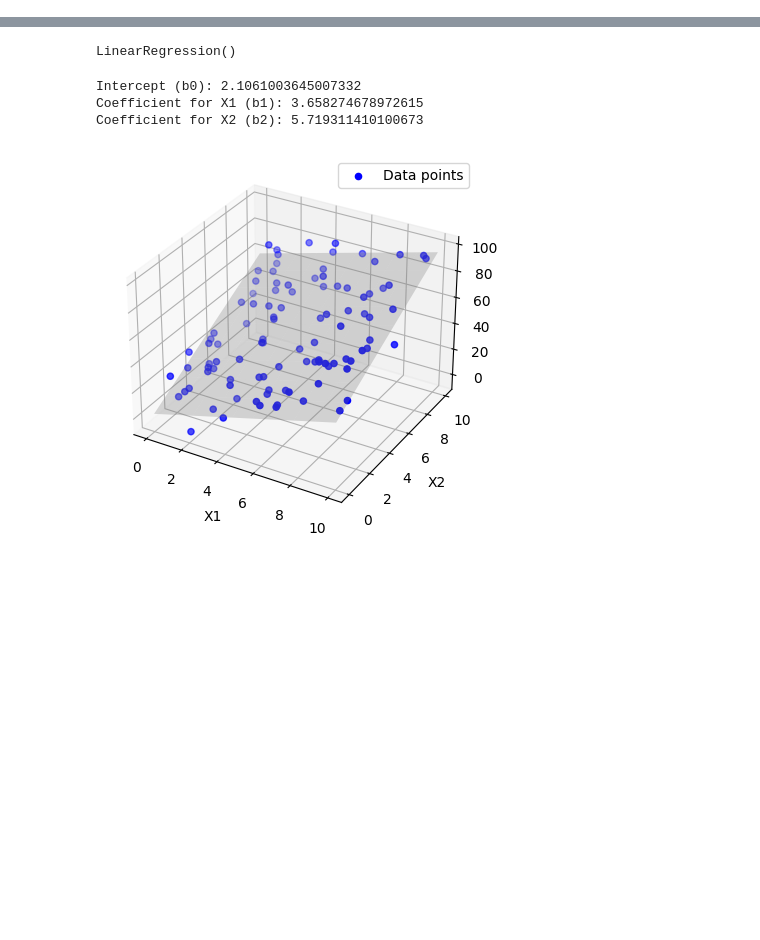
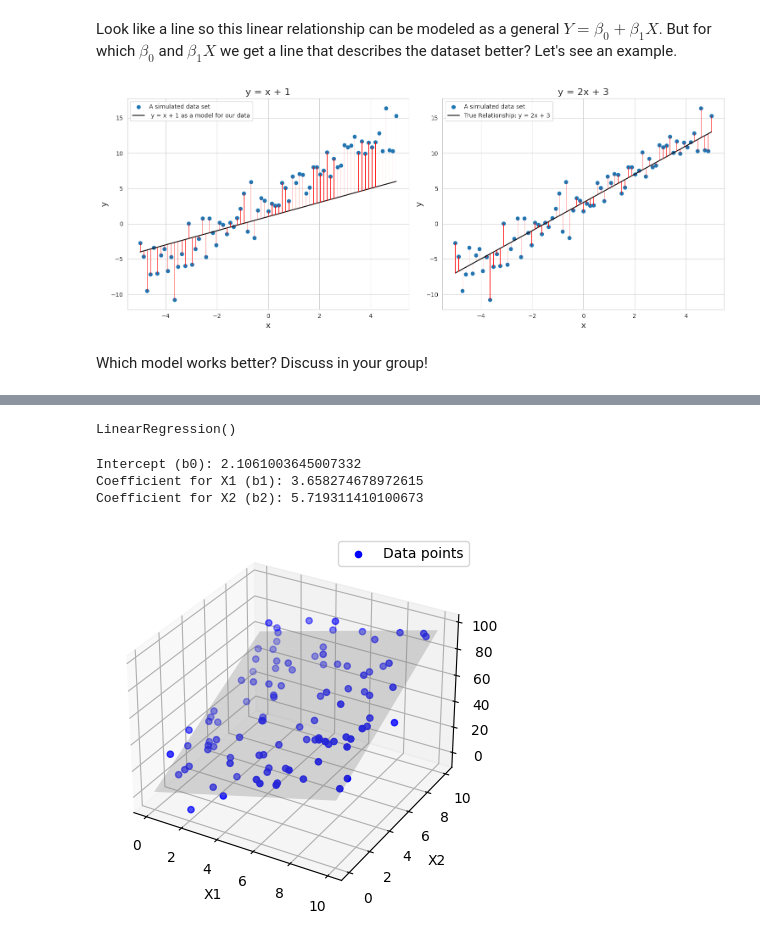
Before and after one commit to Soheilp86/Statistical-Machine-Learning, a Jupyter notebook: 24_MultipleLinearRegression_.ipynb, the cells around one changed output, grey strips where cells are left out. Cells and saved outputs as stored; diff of their text form; code cells hidden in the pictures; blank space fills up the shorter version.

```diff
--- a/24_MultipleLinearRegression_.ipynb
+++ b/24_MultipleLinearRegression_.ipynb
@@ -34,0 +97,38 @@ __Group Activity__ Which one of the following planes describe the generated data
+# %% [markdown]
+Look like a line so this linear relationship can be modeled as a general $Y = \beta_0 + \beta_1X$. But for which $\beta_0$ and $\beta_1X$ we get a line that describes the dataset better? Let's see an example.
+# %%
+# Plotting
+plt.figure(figsize=(15, 6))
+
+# First subplot: Line: y = x + 1
+plt.subplot(1, 2, 1)
+plt.scatter(x, y, label="A simulated data set")
+plt.plot(x, x + 1, color='black', linestyle='-', label=" y = x + 1 as a model for our data")
+for i in range(len(x)):
+    plt.plot([x[i], x[i]], [y[i], x[i] + 1], color='red', linestyle='-', linewidth=0.7)
+plt.xlabel("x", fontsize=14)
+plt.ylabel("y", fontsize=14)
+plt.title("y = x + 1", fontsize=16)
+plt.legend()
+plt.grid(True)
+
+# Second subplot: True Relationship: y = 2x + 3
+plt.subplot(1, 2, 2)
+plt.scatter(x, y, label="A simulated data set")
+plt.plot(x, 2*x + 3, color='black', linestyle='-', label="True Relationship: y = 2x + 3")
+for i in range(len(x)):
+    plt.plot([x[i], x[i]], [y[i], 2*x[i] + 3], color='red', linestyle='-', linewidth=0.7)
+plt.xlabel("x", fontsize=14)
+plt.ylabel("y", fontsize=14)
+plt.title("y = 2x + 3", fontsize=16)
+plt.legend()
+plt.grid(True)
+
+
+
+plt.tight_layout()
+plt.show()
+# %% [output]
+[figure, added]
+# %% [markdown]
+Which model works better? Discuss in your group!
```
Also changed, not shown: parts of 23 cells of this notebook.
